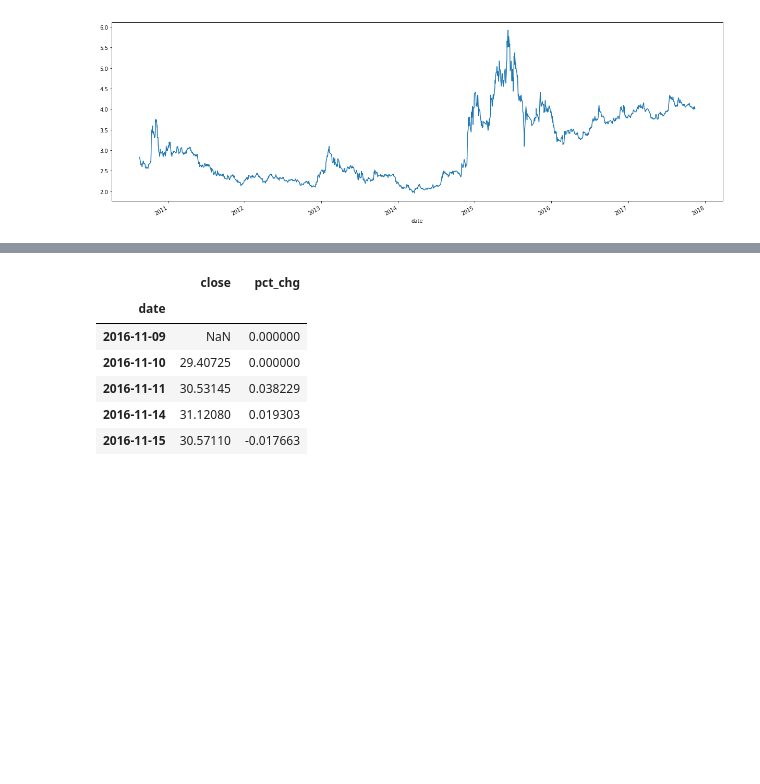
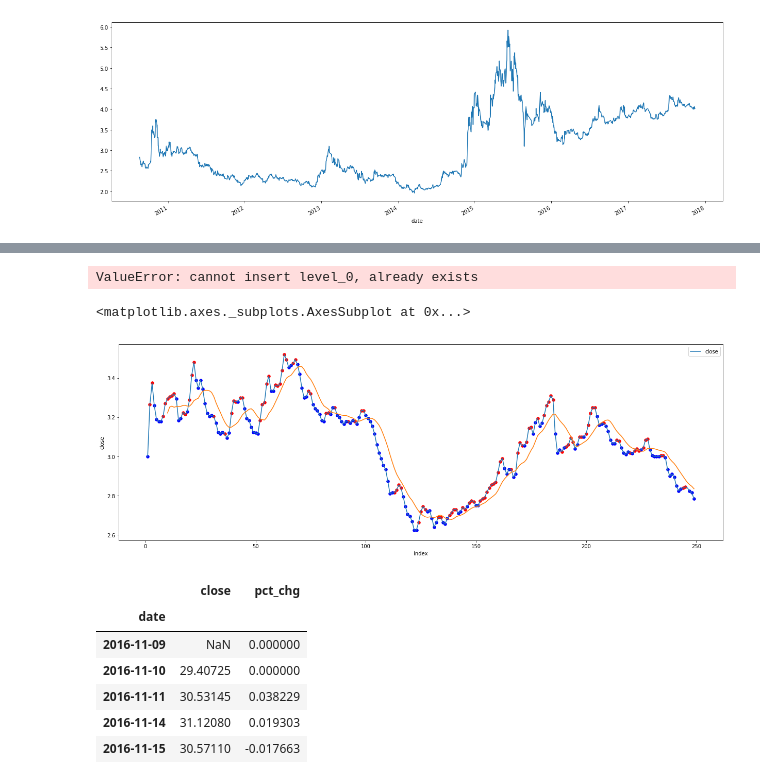
Before and after one commit to chenhq/test12345, a Jupyter notebook: test.ipynb, the cells around one changed output, grey strips where cells are left out. Drawn from its saved outputs; the diff is of its cells as text; code cells hidden in the pictures; blank space fills up the shorter version.

```diff
--- a/test.ipynb
+++ b/test.ipynb
@@ -85,8 +86,8 @@ pct_change.name = "pct_chg"
 # %%
 test = pd.concat([zz500['close'], pct_change], axis=1)
 # %%
-degree = 40
-v_init_timeperiod = 1.5
+degree = 20
+v_init_timeperiod = 2
 v_threshod = 1.2
 window = 6
 # %%
@@ -113,0 +117,2 @@ v0 = v_init
+# %%
+my_cum_velocity = cum_velocity_bind(std, v_init, drag_ratio)
@@ -114 +151,19 @@ v0 = v_init
+# %%
+test1['result'] = test1['pct_chg'].rolling(2).apply(my_cum_velocity)
+# %%
+test1 = test1.reset_index().reset_index()
+test1.head()
+# %% [output]
+ValueError: cannot insert level_0, already exists
+# %%
+fig, ax = plt.subplots(1, figsize=(21, 7))
+test1.plot(x='index', y='close', figsize=(21, 7), ax=ax)
+test1['close'].rolling(10).mean().plot(ax=ax)
+# BBANDS(test).plot(ax=ax)
+test1[test1['result']>0].shift(1).plot.scatter(x='index', y='close', s=30, c='r', figsize=(21, 7), ax=ax)
+test1[test1['result']==0].plot.scatter(x='index', y='close', s=30, c='b', figsize=(21, 7), ax=ax)
+# test1[test1['result']<0].plot.scatter(x='index', y='close', s=30, c='g', figsize=(21, 7), ax=ax)
+# %% [output]
+<matplotlib.axes._subplots.AxesSubplot at 0x...>
+[figure, added]
 # %%
```
Also changed, not shown: parts of 12 cells of this notebook, 3 other files.
